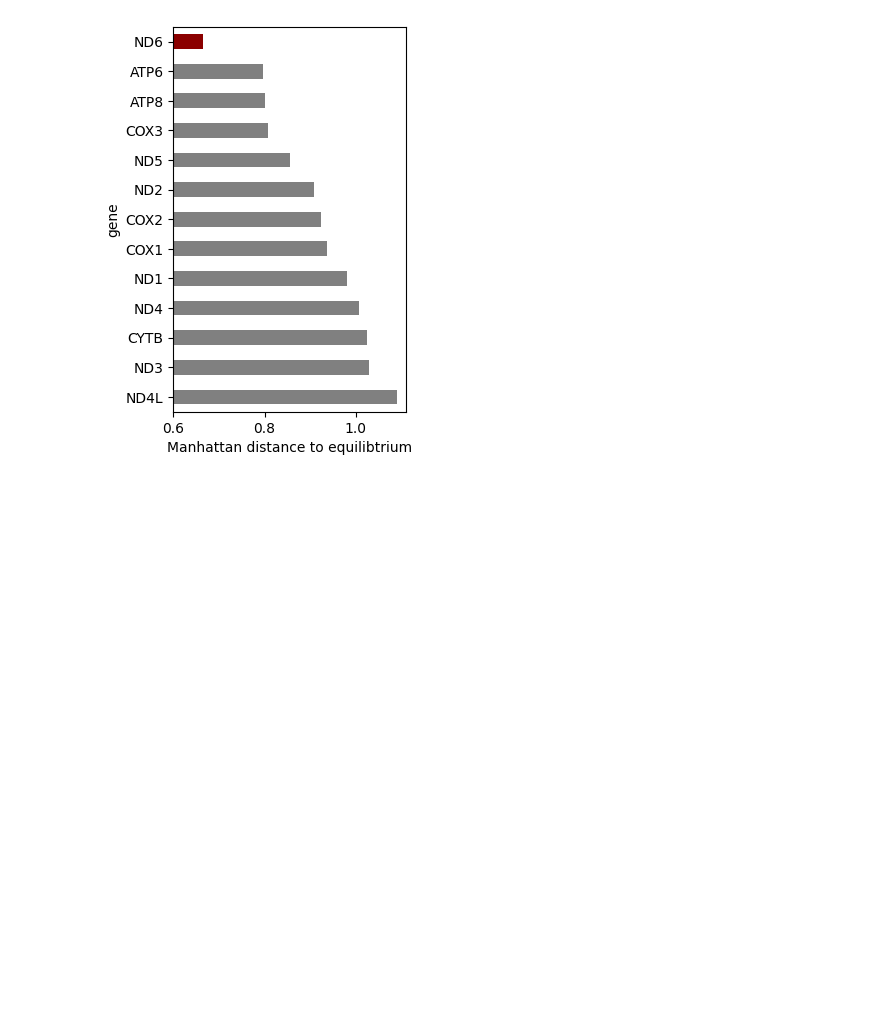
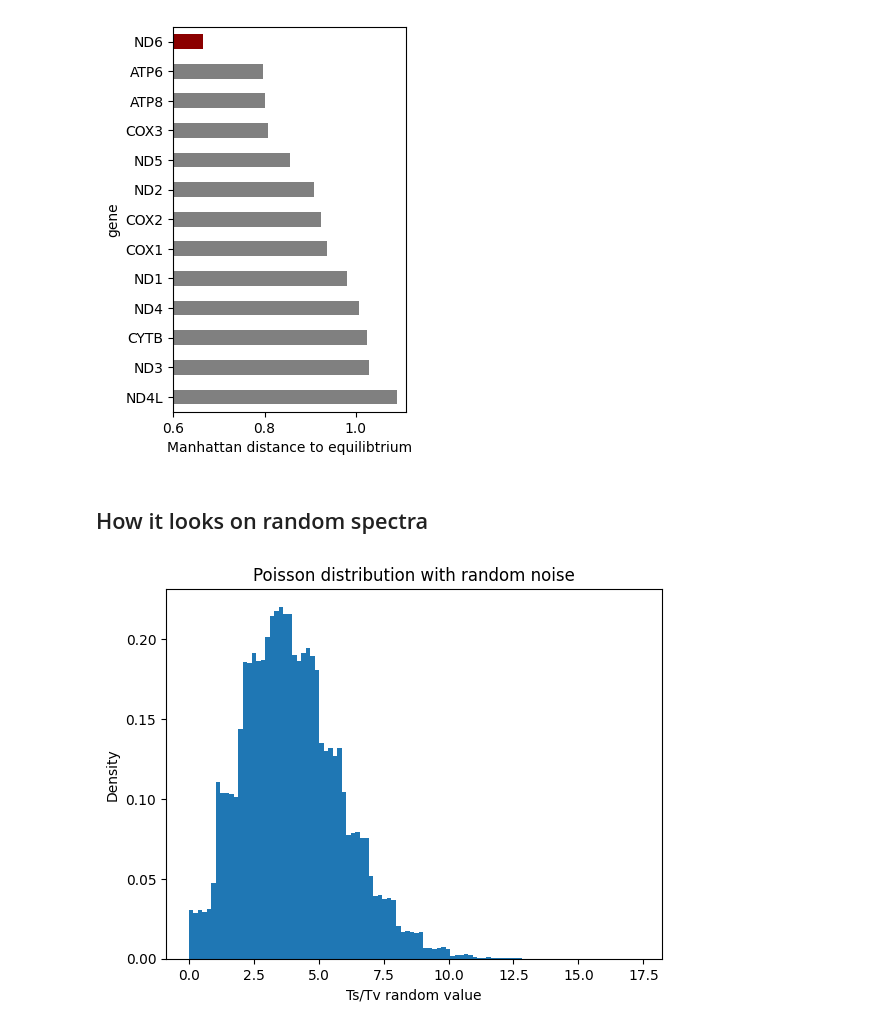
Before and after one commit to mitoclub/AminoAcidShift, a Jupyter notebook: human_germline.ipynb, the cells around one changed output. Drawn from its saved outputs; the diff is of its cells as text; code cells hidden in the pictures; blank space fills up the shorter version.

```diff
--- a/human_germline.ipynb
+++ b/human_germline.ipynb
@@ -406,3 +406,5 @@ plt.xlim(0.6, 1.11)
 plt.show()
 # %% [output]
 [figure]
+# %% [markdown]
+## How it looks on random spectra
@@ -408,0 +422,12 @@ plt.show()
+# %%
+import matplotlib.pyplot as plt
+import numpy as np
+
+tstv_ratios = np.random.poisson(3.5, 100000) + np.random.random(100000)
+plt.hist(tstv_ratios, 100, density=True)
+plt.title('Poisson distribution with random noise')
+plt.xlabel('Ts/Tv random value')
+plt.ylabel('Density')
+plt.show()
+# %% [output]
+[figure, added]
```
Also changed, not shown: parts of 11 cells of this notebook, 1 other file.
